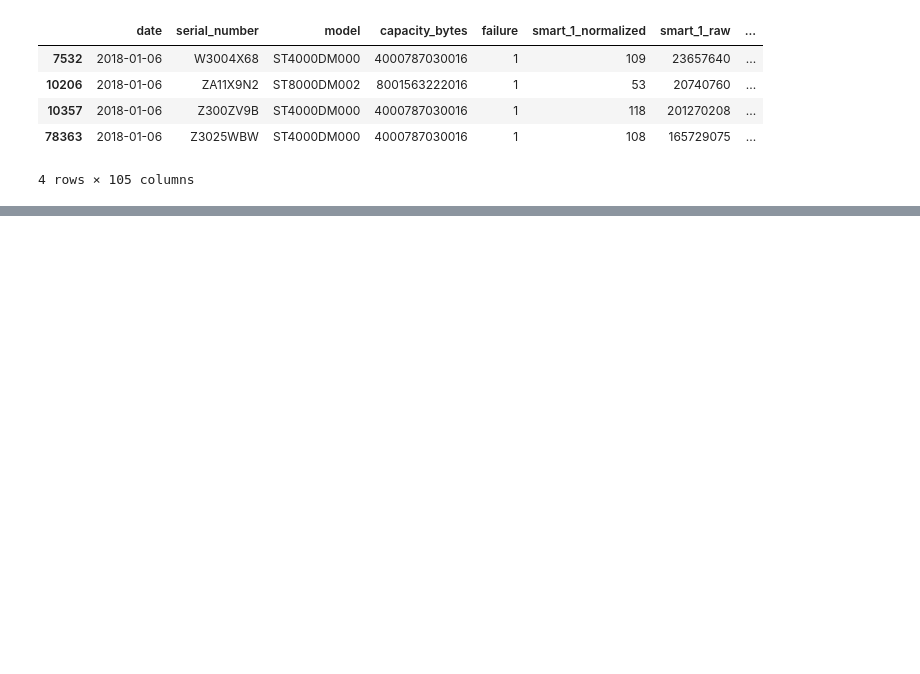
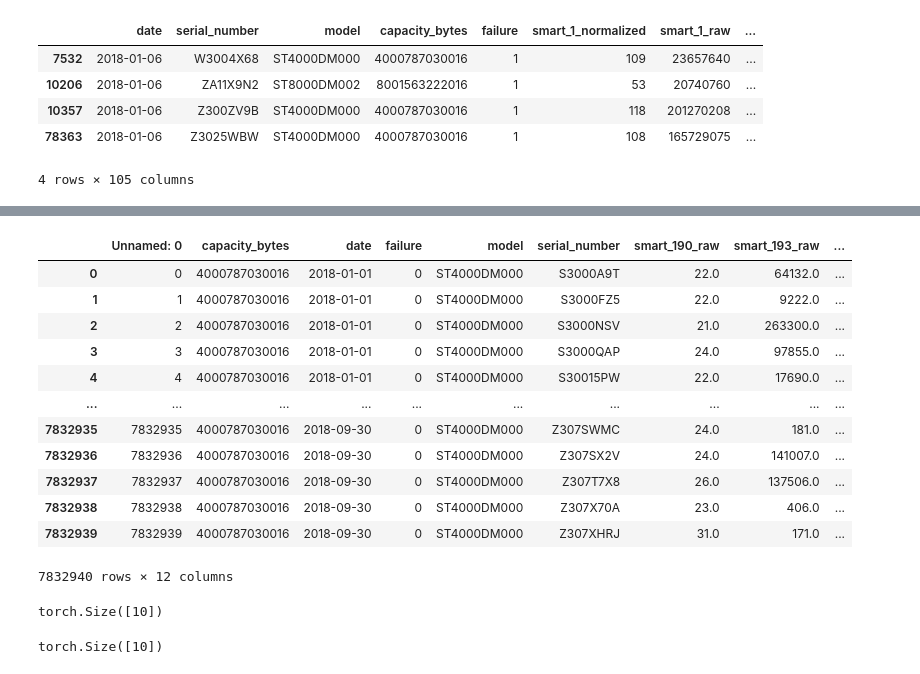
Before and after one commit to hj611/MyItem, a Jupyter notebook: diskfailure/blackblaze/test2.ipynb, the cells around one changed output, grey strips where cells are left out. Saved outputs shown, nothing was run; the diff lists cells and outputs as text; code cells hidden in the pictures; blank space fills up the shorter version.

```diff
--- a/diskfailure/blackblaze/test2.ipynb
+++ b/diskfailure/blackblaze/test2.ipynb
@@ -60,0 +591,16 @@ for i in range(5, len(data)):
+# %%
+b
+# %% [output]
+|  | Unnamed: 0 | capacity_bytes | date | failure | model | serial_number | smart_190_raw | smart_193_raw | ... |
+| 0 | 0 | 4000787030016 | 2018-01-01 | 0 | ST4000DM000 | S3000A9T | 22.0 | 64132.0 | ... |
+| 1 | 1 | 4000787030016 | 2018-01-01 | 0 | ST4000DM000 | S3000FZ5 | 22.0 | 9222.0 | ... |
+| 2 | 2 | 4000787030016 | 2018-01-01 | 0 | ST4000DM000 | S3000NSV | 21.0 | 263300.0 | ... |
+| 3 | 3 | 4000787030016 | 2018-01-01 | 0 | ST4000DM000 | S3000QAP | 24.0 | 97855.0 | ... |
+| 4 | 4 | 4000787030016 | 2018-01-01 | 0 | ST4000DM000 | S30015PW | 22.0 | 17690.0 | ... |
+| ... | ... | ... | ... | ... | ... | ... | ... | ... | ... |
+| 7832935 | 7832935 | 4000787030016 | 2018-09-30 | 0 | ST4000DM000 | Z307SWMC | 24.0 | 181.0 | ... |
+| 7832936 | 7832936 | 4000787030016 | 2018-09-30 | 0 | ST4000DM000 | Z307SX2V | 24.0 | 141007.0 | ... |
+| 7832937 | 7832937 | 4000787030016 | 2018-09-30 | 0 | ST4000DM000 | Z307T7X8 | 26.0 | 137506.0 | ... |
+| 7832938 | 7832938 | 4000787030016 | 2018-09-30 | 0 | ST4000DM000 | Z307X70A | 23.0 | 406.0 | ... |
+| 7832939 | 7832939 | 4000787030016 | 2018-09-30 | 0 | ST4000DM000 | Z307XHRJ | 31.0 | 171.0 | ... |
+7832940 rows × 12 columns
@@ -60,0 +611,4 @@ for i in range(5, len(data)):
+# %%
+x.shape
+# %% [output]
+torch.Size([10])
@@ -60,0 +617,4 @@ for i in range(5, len(data)):
+# %%
+y.shape
+# %% [output]
+torch.Size([10])
```
Also changed, not shown: parts of 76 cells of this notebook, 21 other files.
